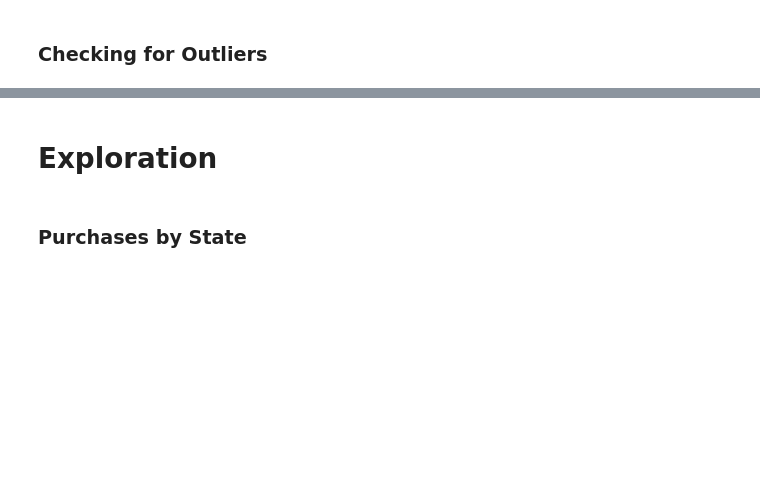
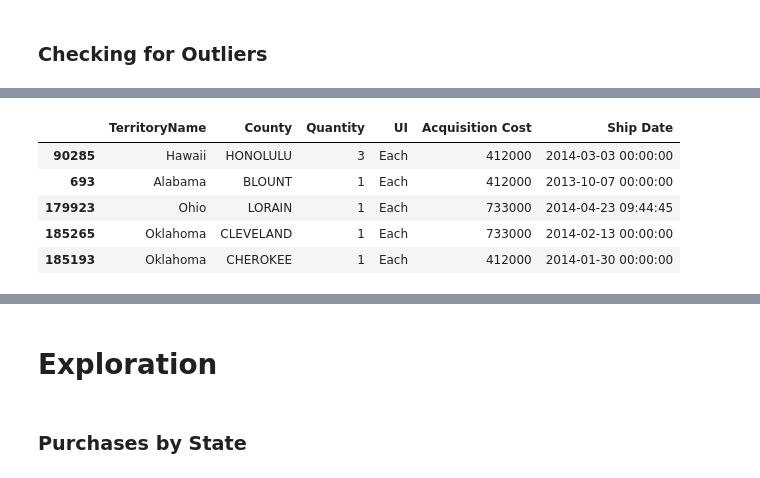
Before and after one commit to SimonCB765/VisiBull, a Jupyter notebook: visi-bull/pages/military_cops/Data/DataProcessing.ipynb, the cells around one changed output, grey strips where cells are left out. Drawn from its saved outputs; the diff is of its cells as text; code cells hidden in the pictures; blank space fills up the shorter version.

```diff
--- a/visi-bull/pages/military_cops/Data/DataProcessing.ipynb
+++ b/visi-bull/pages/military_cops/Data/DataProcessing.ipynb
@@ -210,0 +334,9 @@ Looking at Cost and Quantity and UI to determine
+# %%
+df.loc[df.loc[:, 'Item Name'] == 'MINE RESISTANT VEHICLE', ['TerritoryName', 'County', 'Quantity', 'UI', 'Acquisition Cost', 'Ship Date']].sort(columns=['Quantity'], ascending=False).head()
+# %% [output]
+|  | TerritoryName | County | Quantity | UI | Acquisition Cost | Ship Date |
+| 90285 | Hawaii | HONOLULU | 3 | Each | 412000 | 2014-03-03 00:00:00 |
+| 693 | Alabama | BLOUNT | 1 | Each | 412000 | 2013-10-07 00:00:00 |
+| 179923 | Ohio | LORAIN | 1 | Each | 733000 | 2014-04-23 09:44:45 |
+| 185265 | Oklahoma | CLEVELAND | 1 | Each | 733000 | 2014-02-13 00:00:00 |
+| 185193 | Oklahoma | CHEROKEE | 1 | Each | 412000 | 2014-01-30 00:00:00 |
```
Also changed, not shown: parts of 23 cells of this notebook.
